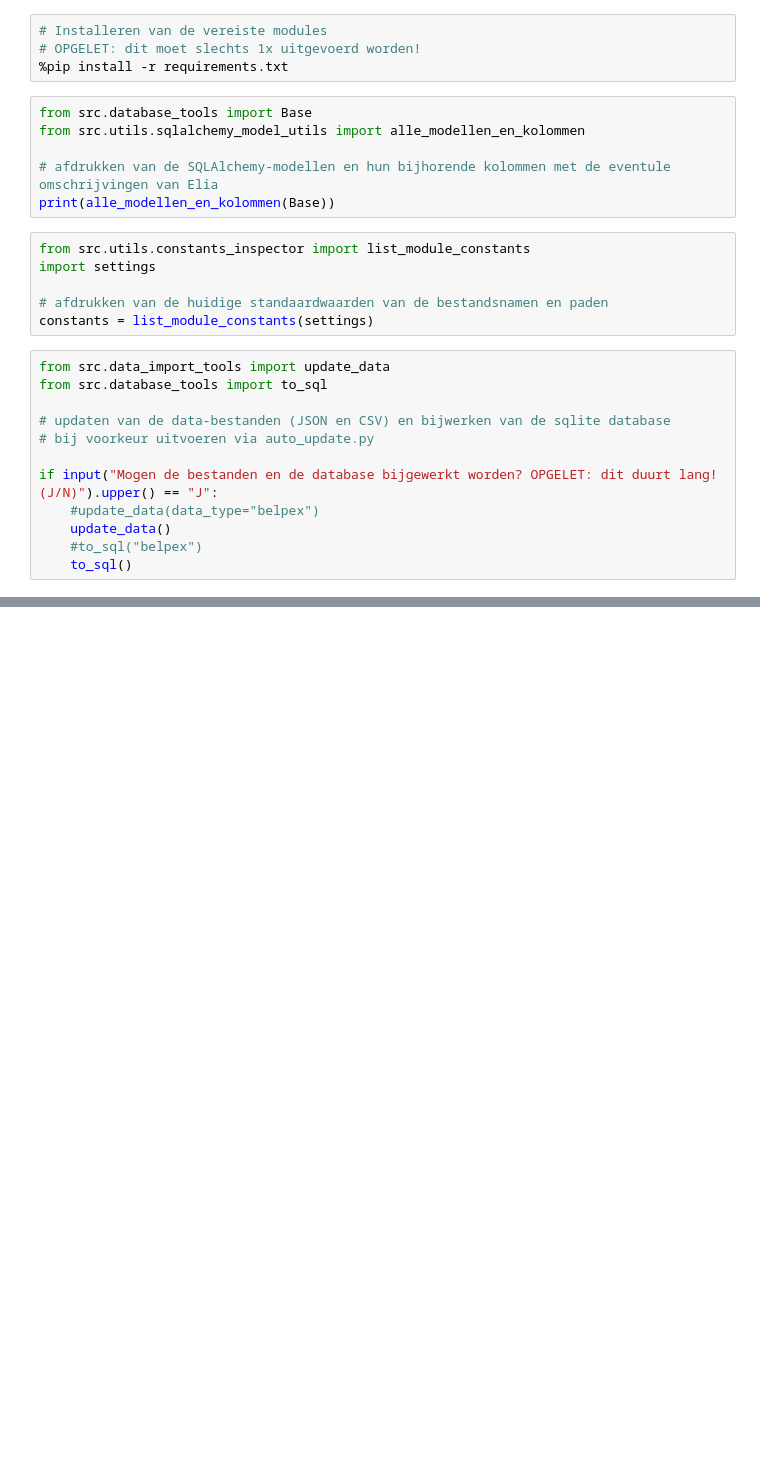
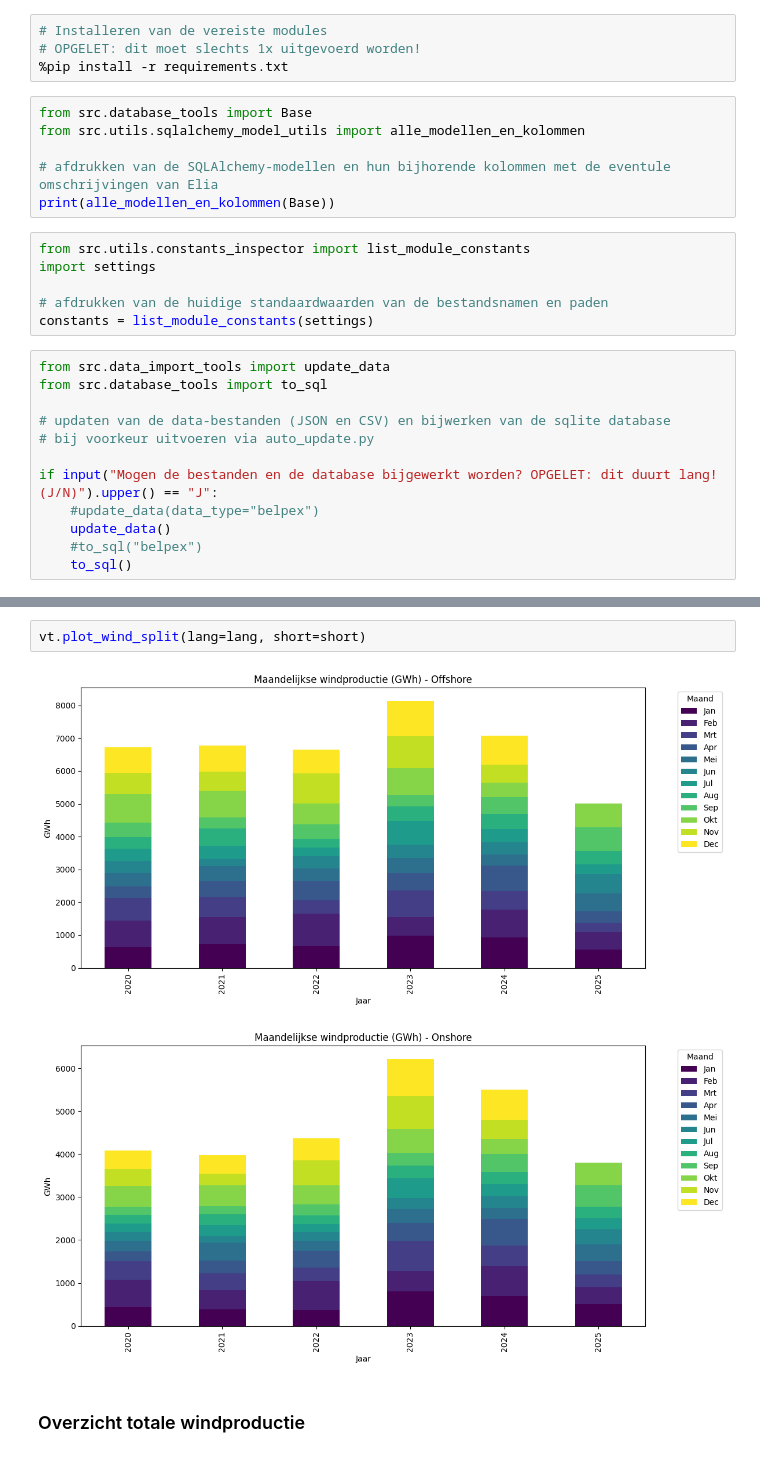
Before and after one commit to LeemanF/DataScientistEindwerkJaar1, a Jupyter notebook: main.ipynb, the cells around one changed output, grey strips where cells are left out. Cells and saved outputs as stored; diff of their text form; blank space fills up the shorter version.

```diff
--- a/main.ipynb
+++ b/main.ipynb
@@ -28,0 +106,7 @@ if input("Mogen de bestanden en de database bijgewerkt worden? OPGELET: dit duur
+# %%
+vt.plot_wind_split(lang=lang, short=short)
+# %% [output]
+[figure, added]
+[figure, added]
+# %% [markdown]
+### Overzicht totale windproductie
```
Also changed, not shown: parts of 26 cells of this notebook, 3 other files.
